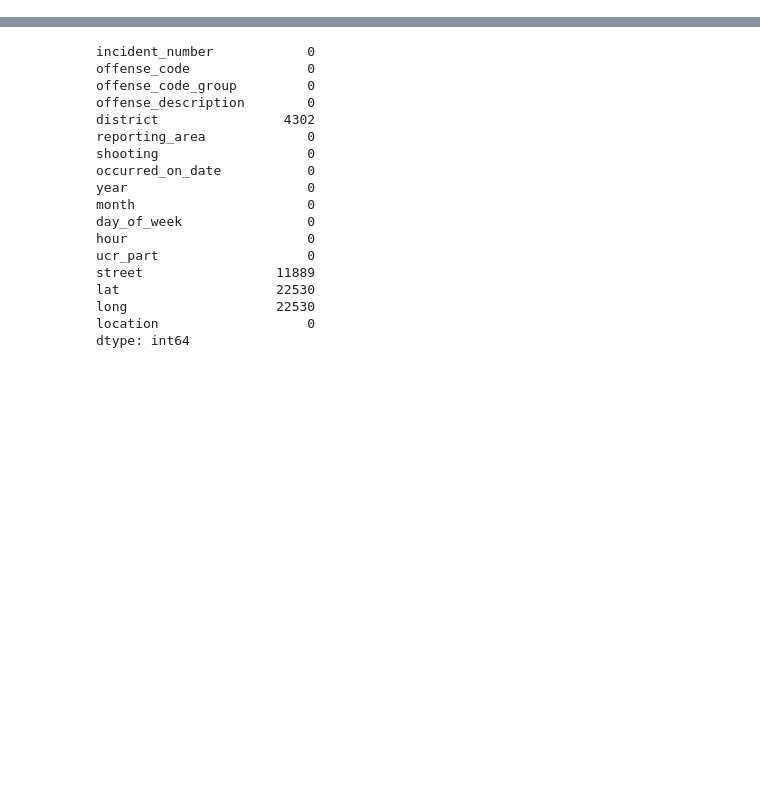
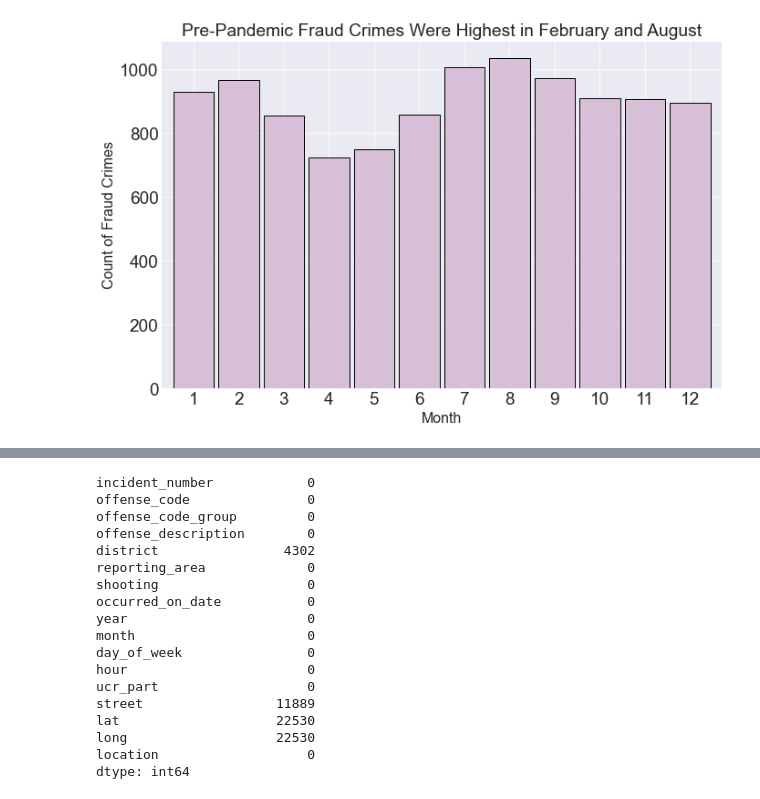
Before and after one commit to cristinalucin/boston-crime-data-project, a Jupyter notebook: Project Notebook.ipynb, the cells around one changed output, grey strips where cells are left out. Saved outputs shown, nothing was run; the diff lists cells and outputs as text; code cells hidden in the pictures; blank space fills up the shorter version.

```diff
--- a/Project Notebook.ipynb
+++ b/Project Notebook.ipynb
@@ -80,0 +87,3 @@ df.head(2)
+# %%
+#Now grouping by day
+fraud_df = fraud_df.groupby(['date']).sum()
@@ -80,0 +92,5 @@ df.head(2)
+# %%
+# ### Performing train-test split
+train = fraud_df.loc[:'2019-03-14']
+validate = fraud_df.loc['2019-03-15':'2020-03-14']
+test = fraud_df.loc['2020-03-15':]
@@ -80,0 +120,20 @@ df.head(2)
+# %%
+def monthly_crime_hist(fraud_df):
+    fraud_df = fraud_df.groupby(['date']).sum()
+    # ### Performing train-test split
+    train = fraud_df.loc[:'2019-03-14']
+    #Create y out of target variable
+    y = train.count_of_crime
+    #Set theme
+    sns.set_style("darkgrid")
+    #Plot it
+    y.groupby(y.index.month).sum().plot.bar(width=.9, ec='black', color='thistle')
+    plt.xticks(rotation=0)
+    plt.title('Pre-Pandemic Fraud Crimes Were Highest in February and August', fontsize=19)
+    plt.xlabel('Month')
+    plt.ylabel('Count of Fraud Crimes')
+    plt.show()
+# %%
+monthly_crime_hist(fraud_df)
+# %% [output]
+[figure, added]
```
Also changed, not shown: parts of 109 cells of this notebook, 4 other files.
